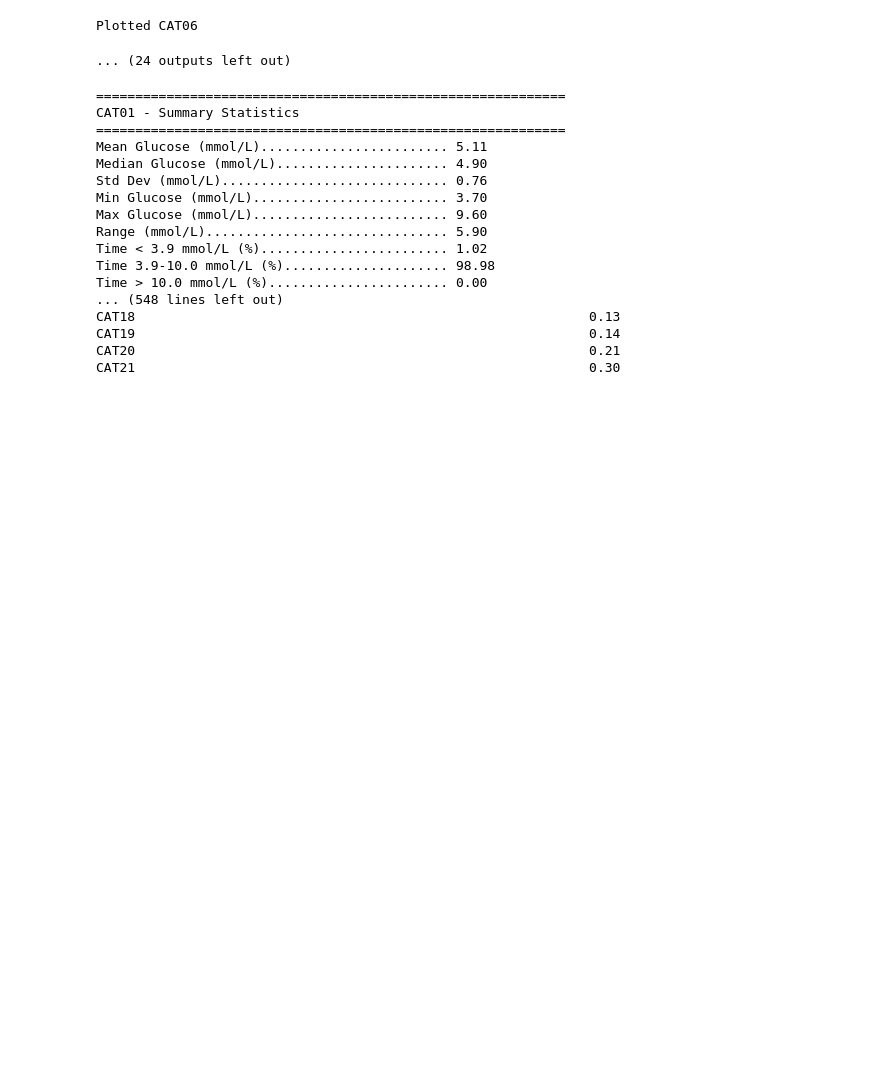
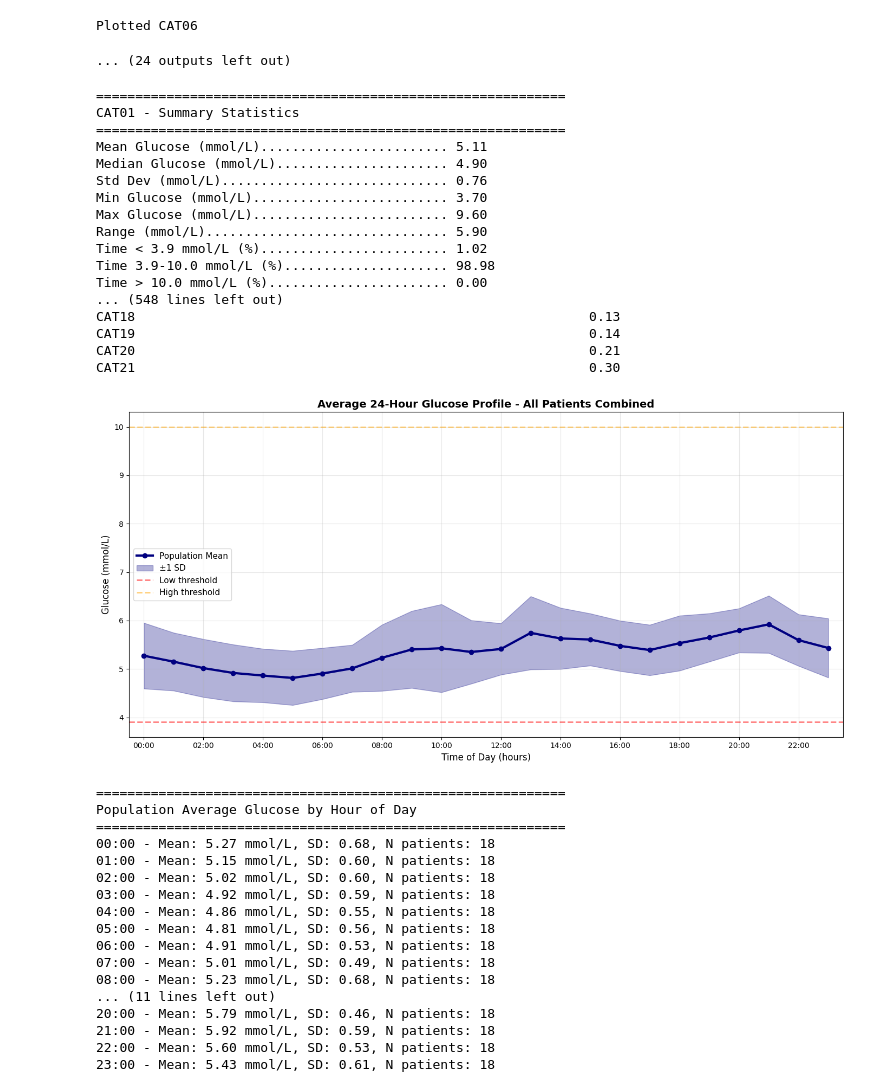
Before and after one commit to james-burdon/MDM3-dynamic-therapeutics, a Jupyter notebook: glucose-process.ipynb, the cells around one changed output. Drawn from its saved outputs; the diff is of its cells as text; code cells hidden in the pictures; blank space fills up the shorter version.

```diff
--- a/glucose-process.ipynb
+++ b/glucose-process.ipynb
@@ -175,3 +175,82 @@ CAT18                                                          0.13
 CAT19                                                          0.14
 CAT20                                                          0.21
 CAT21                                                          0.30
+# %%
+# Calculate average hourly glucose across ALL patients
+all_hourly_data = []
+
+for patient_id, df in data_dict.items():
+    cat_id = patient_id.split('WELLCOME')[0]
+
+    # Extract hour only
+    df['Hour_Bin'] = df['Device Timestamp'].dt.hour
+    df['Patient_ID'] = cat_id
+
+    # Get hourly averages for this patient
+    hourly_avg = df.groupby('Hour_Bin')['Historic Glucose mmol/L'].mean().reset_index()
+    hourly_avg['Patient_ID'] = cat_id
+
+    all_hourly_data.append(hourly_avg)
+
+# Combine all patient data
+combined_hourly = pd.concat(all_hourly_data, ignore_index=True)
+
+# Calculate mean and std across all patients for each hour
+population_hourly = combined_hourly.groupby('Hour_Bin')['Historic Glucose mmol/L'].agg(['mean', 'std', 'count'])
+
+# Plot
+plt.figure(figsize=(14, 7))
+
+# Plot mean line
+plt.plot(population_hourly.index, population_hourly['mean'],
+         color='navy', linewidth=3, label='Population Mean', marker='o', markersize=6)
+
+# Add confidence band (±1 SD)
+plt.fill_between(population_hourly.index,
+                 population_hourly['mean'] - population_hourly['std'],
+                 population_hourly['mean'] + population_hourly['std'],
+                 alpha=0.3, color='navy', label='±1 SD')
+
+# Formatting
+plt.xlabel('Time of Day (hours)', fontsize=12)
+plt.ylabel('Glucose (mmol/L)', fontsize=12)
+plt.title('Average 24-Hour Glucose Profile - All Patients Combined', fontsize=14, fontweight='bold')
+plt.xlim(-0.5, 23.5)
+plt.xticks(range(0, 24, 2), [f'{h:02d}:00' for h in range(0, 24, 2)])
+plt.grid(True, alpha=0.3)
+
+# Add reference lines
+plt.axhline(y=3.9, color='red', linestyle='--', alpha=0.5, linewidth=2, label='Low threshold')
+plt.axhline(y=10.0, color='orange', linestyle='--', alpha=0.5, linewidth=2, label='High threshold')
+plt.legend(fontsize=11)
+
+plt.tight_layout()
+plt.show()
+
+# Print summary
+print("\n" + "="*60)
+print("Population Average Glucose by Hour of Day")
+print("="*60)
+for hour in population_hourly.index:
+    print(f"{hour:02d}:00 - Mean: {population_hourly.loc[hour, 'mean']:.2f} mmol/L, "
+          f"SD: {population_hourly.loc[hour, 'std']:.2f}, "
+          f"N patients: {int(population_hourly.loc[hour, 'count'])}")
+# %% [output]
+[figure, added]
+============================================================
+Population Average Glucose by Hour of Day
+============================================================
+00:00 - Mean: 5.27 mmol/L, SD: 0.68, N patients: 18
+01:00 - Mean: 5.15 mmol/L, SD: 0.60, N patients: 18
+02:00 - Mean: 5.02 mmol/L, SD: 0.60, N patients: 18
+03:00 - Mean: 4.92 mmol/L, SD: 0.59, N patients: 18
+04:00 - Mean: 4.86 mmol/L, SD: 0.55, N patients: 18
+05:00 - Mean: 4.81 mmol/L, SD: 0.56, N patients: 18
+06:00 - Mean: 4.91 mmol/L, SD: 0.53, N patients: 18
+07:00 - Mean: 5.01 mmol/L, SD: 0.49, N patients: 18
+08:00 - Mean: 5.23 mmol/L, SD: 0.68, N patients: 18
+... (11 lines left out)
+20:00 - Mean: 5.79 mmol/L, SD: 0.46, N patients: 18
+21:00 - Mean: 5.92 mmol/L, SD: 0.59, N patients: 18
+22:00 - Mean: 5.60 mmol/L, SD: 0.53, N patients: 18
+23:00 - Mean: 5.43 mmol/L, SD: 0.61, N patients: 18
```
